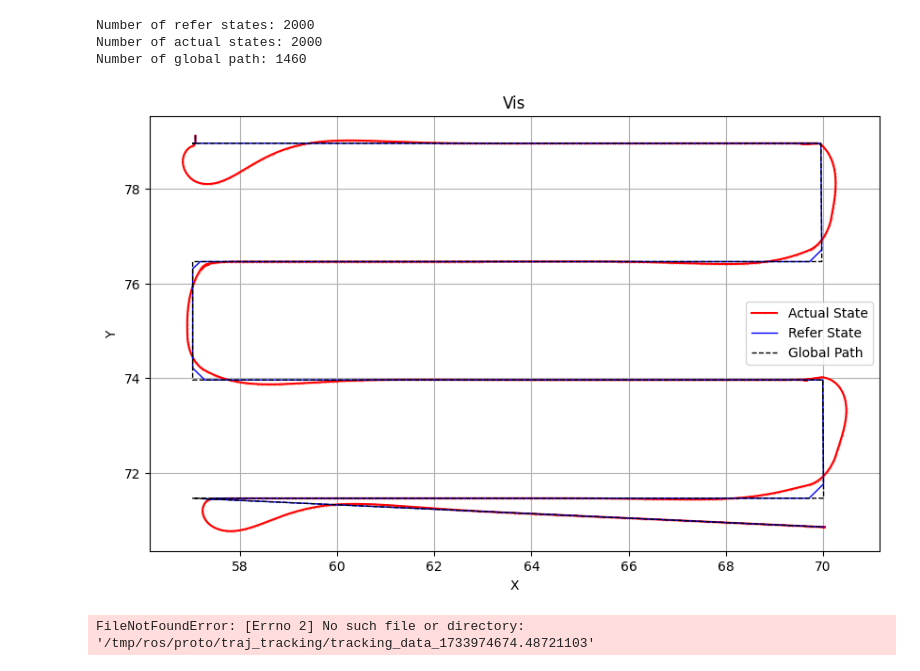
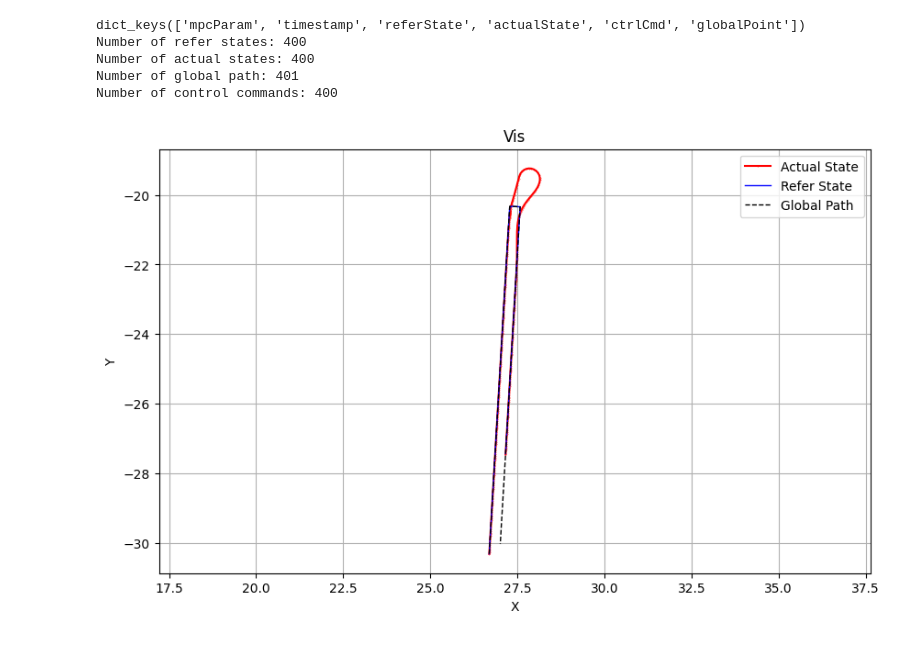
Before and after one commit to DongDongWw/simple_ackermann_tracking, a Jupyter notebook: src/traj_tracking/script/visualize_tracking.ipynb, the cells around one changed output. Saved outputs shown, nothing was run; the diff lists cells and outputs as text; code cells hidden in the pictures.

```diff
--- a/src/traj_tracking/script/visualize_tracking.ipynb
+++ b/src/traj_tracking/script/visualize_tracking.ipynb
@@ -1,4 +1,6 @@
 # %%
+import os
+import glob
 import matplotlib.pyplot as plt
 from google.protobuf.json_format import MessageToDict
 from generated.tracking_data_pb2 import TrackingData
@@ -13,19 +15,24 @@ def load_protobuf_data(file_path):
 
 def extract_trajectories(tracking_data):
     data_dict = MessageToDict(tracking_data)
+    print(data_dict.keys())
     refer_states = data_dict.get("referState", [])
     actual_states = data_dict.get("actualState", [])
     global_path = data_dict.get("globalPoint", [])
+    ctrl_cmd = data_dict.get("ctrlCmd", [])
     refer_x = [state["x"] for state in refer_states]
     refer_y = [state["y"] for state in refer_states]
     actual_x = [state["x"] for state in actual_states]
     actual_y = [state["y"] for state in actual_states]
     global_x = [state["x"] for state in global_path]
     global_y = [state["y"] for state in global_path]
+    ctrl_v = [cmd["v"] for cmd in ctrl_cmd]
+    ctrl_omega = [cmd["omega"] for cmd in ctrl_cmd]
     print(f"Number of refer states: {len(refer_states)}")
     print(f"Number of actual states: {len(actual_states)}")
     print(f"Number of global path: {len(global_x)}")
-    return refer_x, refer_y, actual_x, actual_y, global_x, global_y
+    print(f"Number of control commands: {len(ctrl_v)}")
+    return refer_x, refer_y, actual_x, actual_y, global_x, global_y, ctrl_v, ctrl_omega
 
 
 def plot_trajectories(refer_x, refer_y, actual_x, actual_y, global_x, global_y):
@@ -44,80 +51,48 @@ def plot_trajectories(refer_x, refer_y, actual_x, actual_y, global_x, global_y):
         label="Refer State",
         linestyle="-",
         linewidth=1,
         color="blue",
     )
     plt.plot(
         global_x,
         global_y,
         label="Global Path",
         linestyle="--",
         linewidth=1,
         color="black",
     )
     plt.xlabel("X")
     plt.ylabel("Y")
+    plt.axis("equal")
     plt.title("Vis")
     plt.legend()
     plt.grid(True)
     plt.show()
 
 
 def main():
-    protobuf_file_path = (
-        "/tmp/ros/proto/traj_tracking/tracking_data_1733986508.517617351"
-    )
+    protobuf_file_path = ""
+    folder_path = "/tmp/ros/proto/traj_tracking/"
+    files = glob.glob(os.path.join(folder_path, "*"))
+
+    if len(files) == 1:
+        protobuf_file_path = files[0]
+    else:
+        print("Error: The directory does not contain exactly one file.")
+
     tracking_data = load_protobuf_data(protobuf_file_path)
-    refer_x, refer_y, actual_x, actual_y, global_x, global_y = extract_trajectories(
-        tracking_data
+    refer_x, refer_y, actual_x, actual_y, global_x, global_y, ctrl_v, ctrl_omega = (
+        extract_trajectories(tracking_data)
     )
     plot_trajectories(refer_x, refer_y, actual_x, actual_y, global_x, global_y)
 
 
 if __name__ == "__main__":
     main()
 # %% [output]
-Number of refer states: 2000
-Number of actual states: 2000
-Number of global path: 1460
+dict_keys(['mpcParam', 'timestamp', 'referState', 'actualState', 'ctrlCmd', 'globalPoint'])
+Number of refer states: 400
+Number of actual states: 400
+Number of global path: 401
+Number of control commands: 400
-[figure, old version]
+[figure, new version]
-# %%
-from generated.tracking_data_pb2 import TrackingData  # 替换为实际生成的 Protobuf 模块
-import matplotlib.pyplot as plt
-
-# 加载 Protobuf 数据
-def load_protobuf_data(file_path):
-    tracking_data = TrackingData()
-    with open(file_path, 'rb') as f:
-        tracking_data.ParseFromString(f.read())
-    return tracking_data
-
-# 提取 global_traj 数据
-def extract_global_traj(tracking_data):
-    global_path = tracking_data.global_path
-    print(global_path)
-    x_coords = list(global_path.x)  # 提取 x 坐标列表
-    y_coords = list(global_path.y)  # 提取 y 坐标列表
-    return x_coords, y_coords
-
-# 绘制 global_traj
-def plot_global_traj(x_coords, y_coords):
-    plt.figure(figsize=(10, 6))
-    plt.plot(x_coords, y_coords, label="Global Trajectory", marker='o')
-    plt.xlabel("X Coordinate")
-    plt.ylabel("Y Coordinate")
-    plt.title("Global Trajectory Visualization")
-    plt.legend()
-    plt.grid(True)
-    plt.show()
-
-# 主函数
-def main():
-    protobuf_file_path = '/tmp/ros/proto/traj_tracking/tracking_data_1733974674.48721103'  # 替换为你的 Protobuf 文件路径
-    tracking_data = load_protobuf_data(protobuf_file_path)
-    x_coords, y_coords = extract_global_traj(tracking_data)
-    plot_global_traj(x_coords, y_coords)
-
-if __name__ == '__main__':
-    main()
-# %% [output]
-FileNotFoundError: [Errno 2] No such file or directory: '/tmp/ros/proto/traj_tracking/tracking_data_1733974674.48721103'
```
Also changed, not shown: 8 other files.
